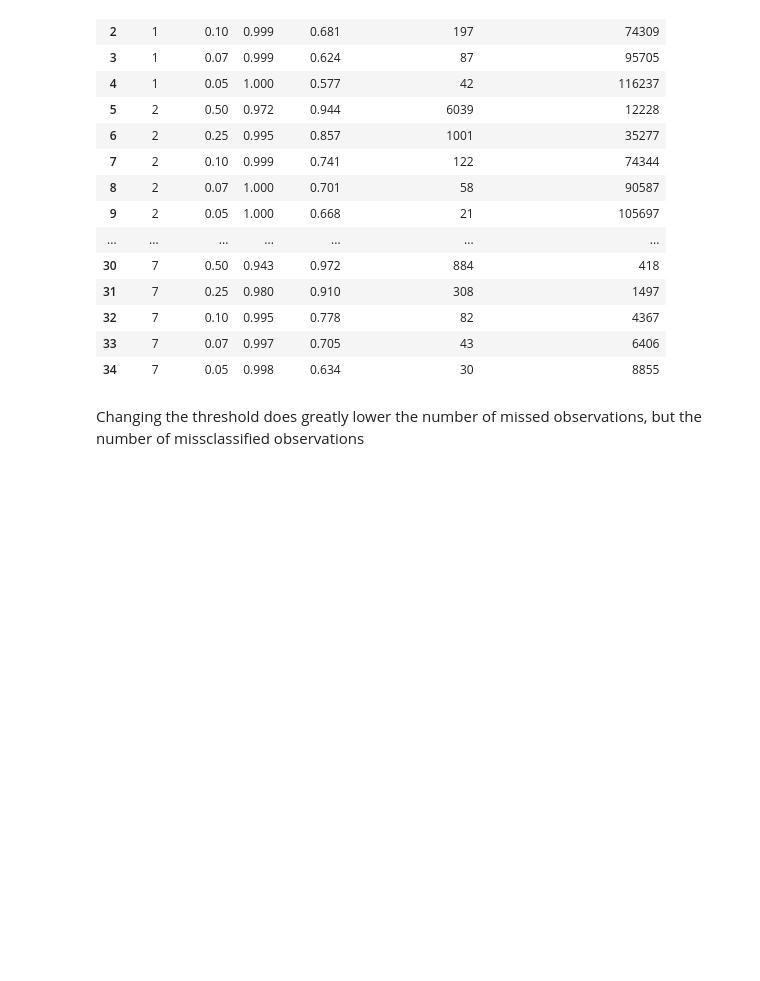
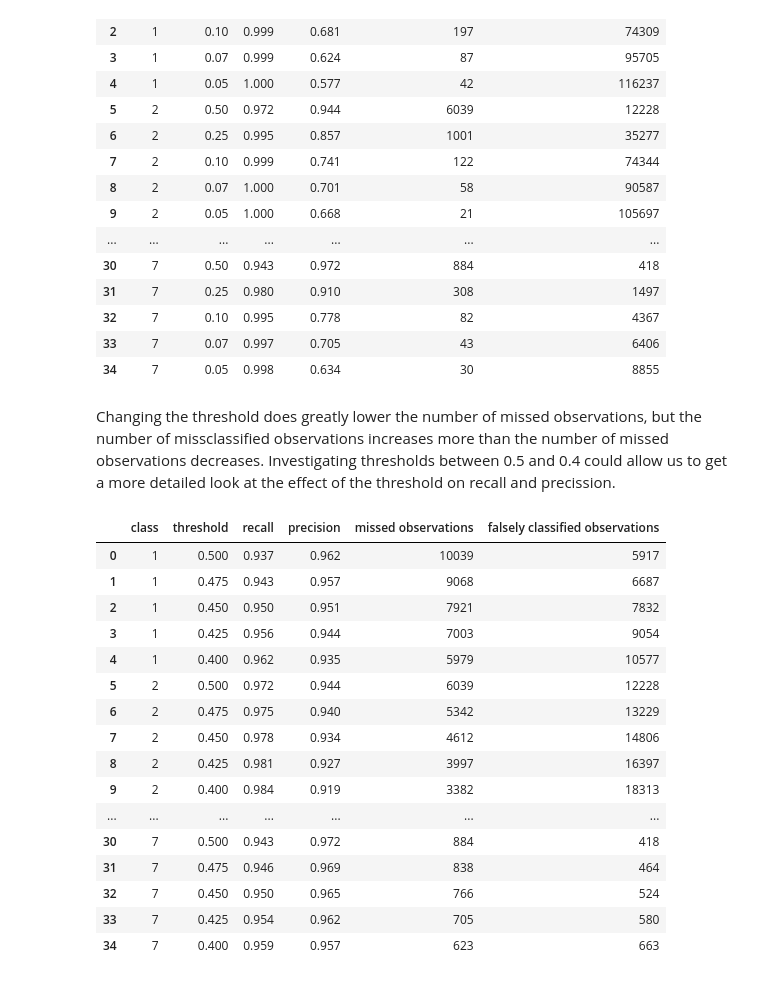
Before and after one commit to zoedoucet/project-2-machine-learning, a Jupyter notebook: notebooks/02_pipelines_and_models.ipynb, the cells around one changed output. Drawn from its saved outputs; the diff is of its cells as text; code cells hidden in the pictures; blank space fills up the shorter version.

```diff
--- a/notebooks/02_pipelines_and_models.ipynb
+++ b/notebooks/02_pipelines_and_models.ipynb
@@ -354,4 +354,47 @@ display(thresholds.round(3))
 | 33 | 7 | 0.07 | 0.997 | 0.705 | 43 | 6406 |
 | 34 | 7 | 0.05 | 0.998 | 0.634 | 30 | 8855 |
 # %% [markdown]
-Changing the threshold does greatly lower the number of missed observations, but the number of missclassified observations
+Changing the threshold does greatly lower the number of missed observations, but the number of missclassified observations increases more than the number of missed observations decreases. Investigating thresholds between 0.5 and 0.4 could allow us to get a more detailed look at the effect of the threshold on recall and precission.
+# %%
+classes = best_model.classes_
+y_true = np.asarray(y_train)
+pred_default = classes[np.argmax(proba_cv, axis=1)]
+
+rows = []
+for class_label in classes:
+    class_idx = np.where(classes == class_label)[0][0]
+    actual = (y_true == class_label)
+
+    for threshold in [0.5, 0.475, 0.45, 0.425, 0.4]: # changing the threshhold to 50 %, 47.5 %, 45 %, 42.5 % and 40%
+        pred = pred_default.copy()
+        pred[proba_cv[:, class_idx] >= threshold] = class_label
+        predicted = (pred == class_label)
+
+        rows.append({
+            "class": class_label,
+            "threshold": threshold,
+            "recall": recall_score(actual, predicted, zero_division=0),
+            "precision": precision_score(actual, predicted, zero_division=0),
+            "missed observations": int((actual & ~predicted).sum()),
+            "falsely classified observations": int((~actual & predicted).sum())})
+
+thresholds = pd.DataFrame(rows)
+display(thresholds.round(3))
+# %% [output]
+|  | class | threshold | recall | precision | missed observations | falsely classified observations |
+| 0 | 1 | 0.500 | 0.937 | 0.962 | 10039 | 5917 |
+| 1 | 1 | 0.475 | 0.943 | 0.957 | 9068 | 6687 |
+| 2 | 1 | 0.450 | 0.950 | 0.951 | 7921 | 7832 |
+| 3 | 1 | 0.425 | 0.956 | 0.944 | 7003 | 9054 |
+| 4 | 1 | 0.400 | 0.962 | 0.935 | 5979 | 10577 |
+| 5 | 2 | 0.500 | 0.972 | 0.944 | 6039 | 12228 |
+| 6 | 2 | 0.475 | 0.975 | 0.940 | 5342 | 13229 |
+| 7 | 2 | 0.450 | 0.978 | 0.934 | 4612 | 14806 |
+| 8 | 2 | 0.425 | 0.981 | 0.927 | 3997 | 16397 |
+| 9 | 2 | 0.400 | 0.984 | 0.919 | 3382 | 18313 |
+| ... | ... | ... | ... | ... | ... | ... |
+| 30 | 7 | 0.500 | 0.943 | 0.972 | 884 | 418 |
+| 31 | 7 | 0.475 | 0.946 | 0.969 | 838 | 464 |
+| 32 | 7 | 0.450 | 0.950 | 0.965 | 766 | 524 |
+| 33 | 7 | 0.425 | 0.954 | 0.962 | 705 | 580 |
+| 34 | 7 | 0.400 | 0.959 | 0.957 | 623 | 663 |
```
Also changed, not shown: parts of 2 cells of this notebook.
